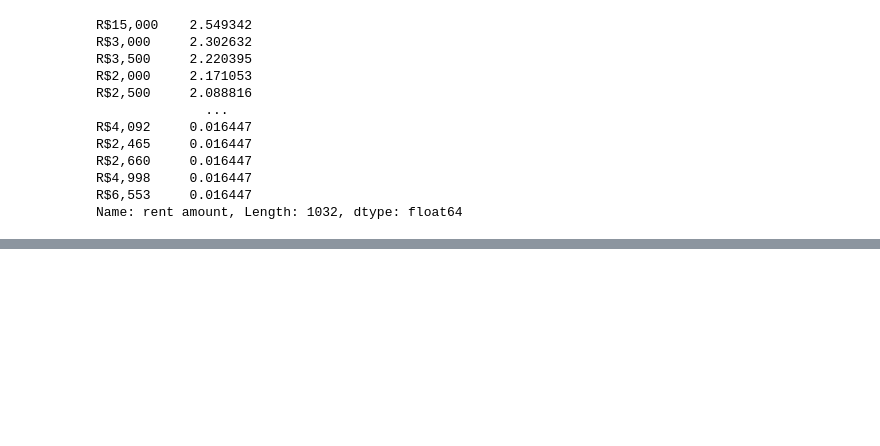
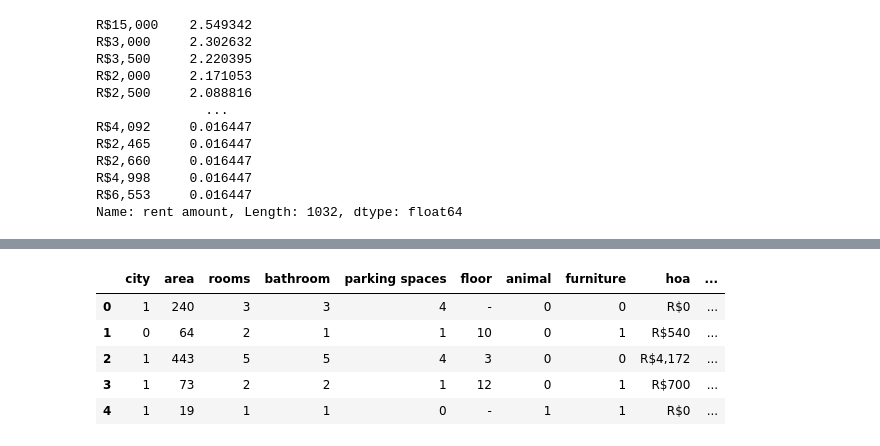
Before and after one commit to Uti2/Japa-Project, a Jupyter notebook: japa_project.ipynb, the cells around one changed output, grey strips where cells are left out. Cells and saved outputs as stored; diff of their text form; code cells hidden in the pictures; blank space fills up the shorter version.

```diff
--- a/japa_project.ipynb
+++ b/japa_project.ipynb
@@ -54,0 +135,16 @@ df = df.drop
+# %%
+def categorical(df, col):
+    df[col] = pd.Categorical(df[col])
+    return df[col].cat.codes
+
+df['animal'] = categorical(df, 'animal')
+df['furniture'] = categorical(df,'furniture')
+
+df.head()
+# %% [output]
+|  | city | area | rooms | bathroom | parking spaces | floor | animal | furniture | hoa | ... |
+| 0 | 1 | 240 | 3 | 3 | 4 | - | 0 | 0 | R$0 | ... |
+| 1 | 0 | 64 | 2 | 1 | 1 | 10 | 0 | 1 | R$540 | ... |
+| 2 | 1 | 443 | 5 | 5 | 4 | 3 | 0 | 0 | R$4,172 | ... |
+| 3 | 1 | 73 | 2 | 2 | 1 | 12 | 0 | 1 | R$700 | ... |
+| 4 | 1 | 19 | 1 | 1 | 0 | - | 1 | 1 | R$0 | ... |
```
Also changed, not shown: parts of 12 cells of this notebook.
